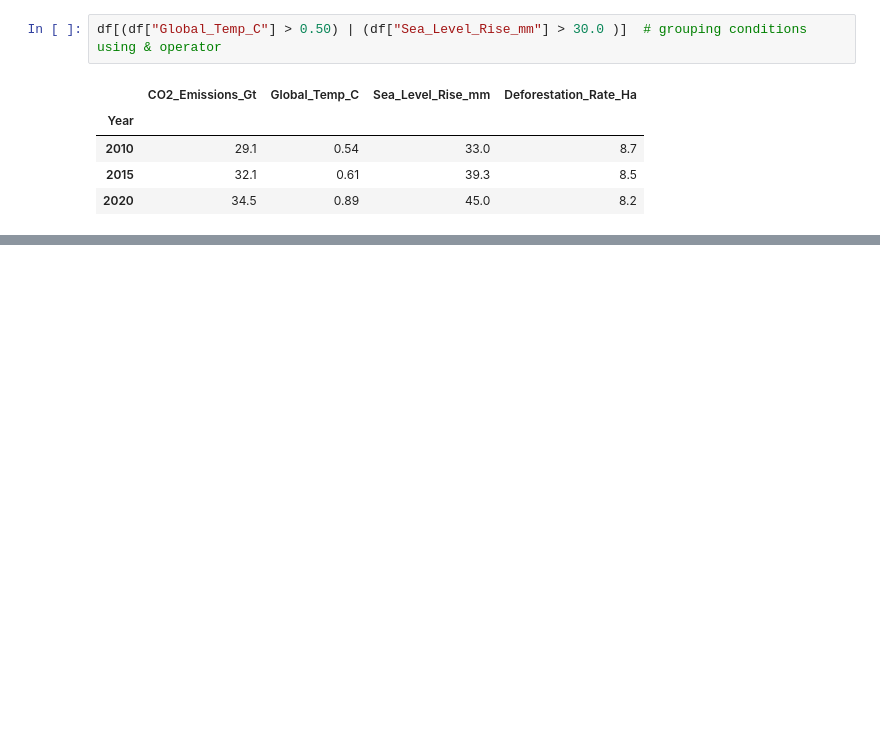
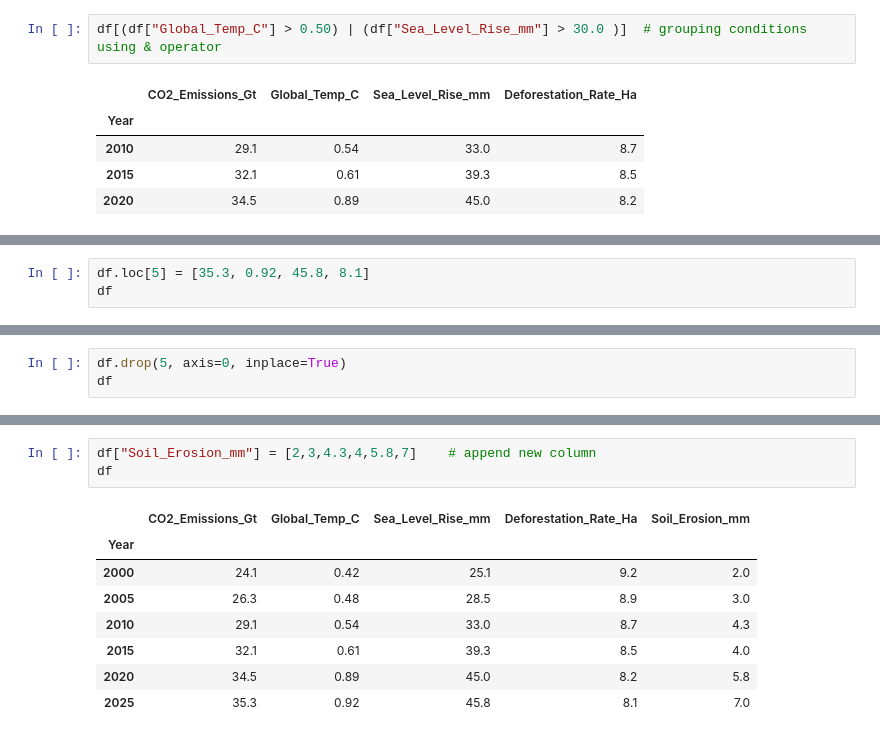
Before and after one commit to sarthakbwj/TrendTact_Py, a Jupyter notebook: pandas_basics.ipynb, the cells around one changed output, grey strips where cells are left out. Cells and saved outputs as stored; diff of their text form; blank space fills up the shorter version.

```diff
--- a/pandas_basics.ipynb
+++ b/pandas_basics.ipynb
@@ -194,0 +257,3 @@ df[(df["Global_Temp_C"] > 0.50) | (df["Sea_Level_Rise_mm"] > 30.0 )]  # grouping
+# %%
+df.loc[5] = [35.3, 0.92, 45.8, 8.1]
+df
@@ -194,0 +270,3 @@ df[(df["Global_Temp_C"] > 0.50) | (df["Sea_Level_Rise_mm"] > 30.0 )]  # grouping
+# %%
+df.drop(5, axis=0, inplace=True)
+df
@@ -194,0 +282,12 @@ df[(df["Global_Temp_C"] > 0.50) | (df["Sea_Level_Rise_mm"] > 30.0 )]  # grouping
+# %%
+df["Soil_Erosion_mm"] = [2,3,4.3,4,5.8,7]    # append new column
+df
+# %% [output]
+|  | CO2_Emissions_Gt | Global_Temp_C | Sea_Level_Rise_mm | Deforestation_Rate_Ha | Soil_Erosion_mm |
+| Year |  |  |  |  |  |
+| 2000 | 24.1 | 0.42 | 25.1 | 9.2 | 2.0 |
+| 2005 | 26.3 | 0.48 | 28.5 | 8.9 | 3.0 |
+| 2010 | 29.1 | 0.54 | 33.0 | 8.7 | 4.3 |
+| 2015 | 32.1 | 0.61 | 39.3 | 8.5 | 4.0 |
+| 2020 | 34.5 | 0.89 | 45.0 | 8.2 | 5.8 |
+| 2025 | 35.3 | 0.92 | 45.8 | 8.1 | 7.0 |
```
Also changed, not shown: parts of 10 cells of this notebook.
